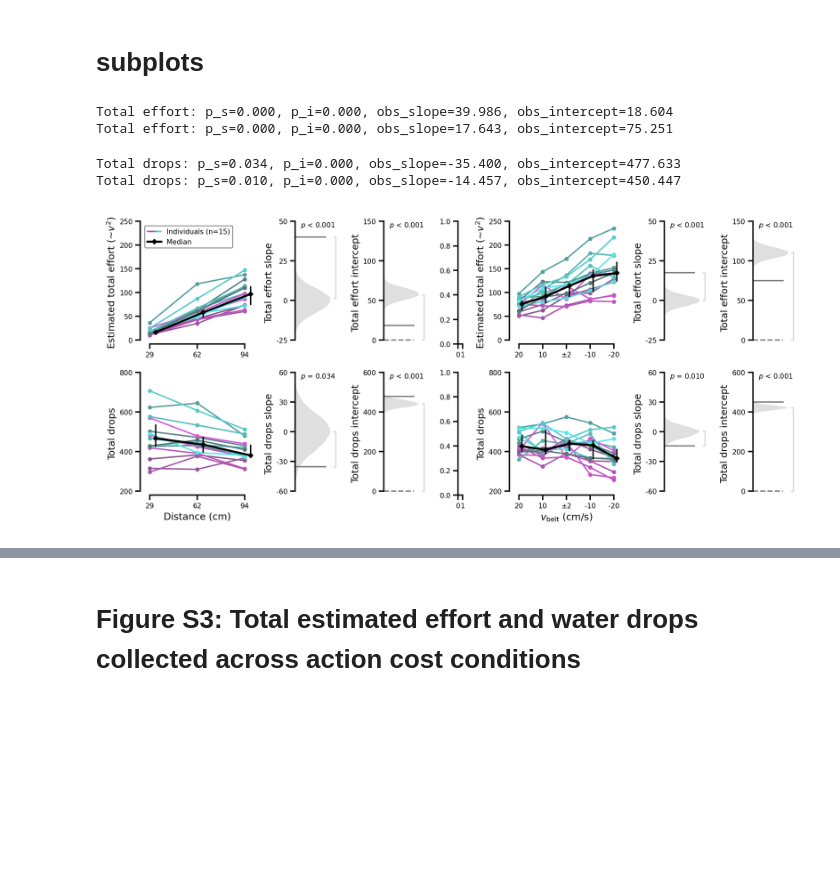
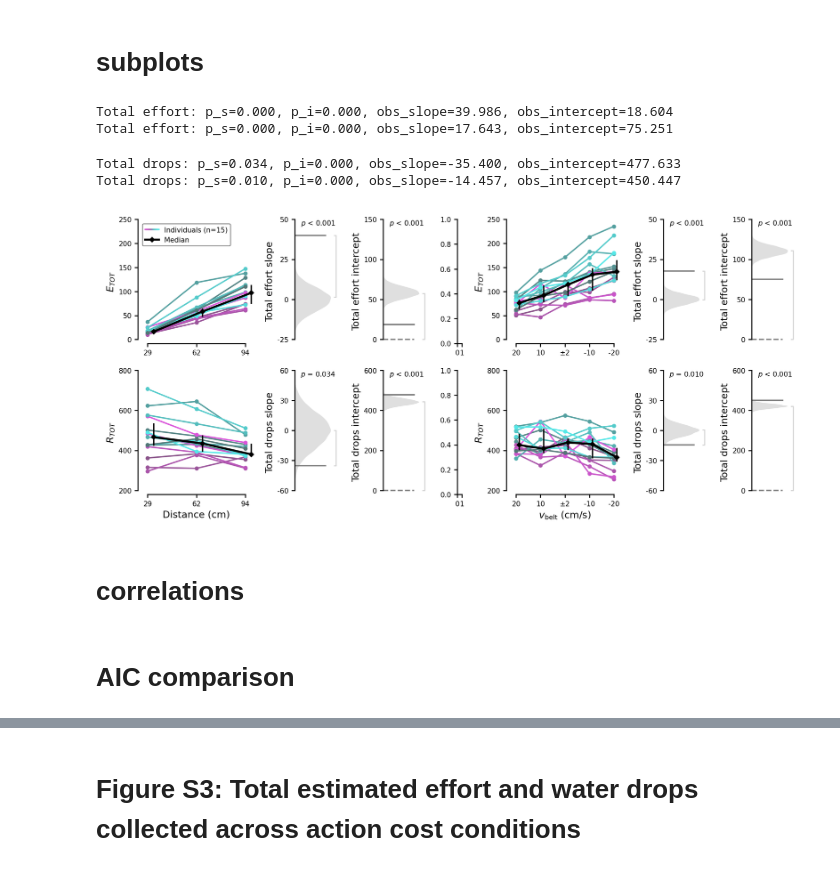
Before and after one commit to HeathenToaster/RunningFastAndSlow, a Jupyter notebook: Figure_S3.ipynb, the cells around one changed output, grey strips where cells are left out. Saved outputs shown, nothing was run; the diff lists cells and outputs as text; code cells hidden in the pictures; blank space fills up the shorter version.

```diff
--- a/Figure_S3.ipynb
+++ b/Figure_S3.ipynb
@@ -185,7 +216,7 @@ def FigureS3A(ax=None, show_xlabel=False):
     ax.set_xticklabels(["29", "62", "94"])
     if show_xlabel:
         ax.set_xlabel("Distance (cm)")
-    ax.set_ylabel('Estimated total effort (~$v^2$)')
+    ax.set_ylabel(r'$E_{TOT}$')
     ax.set_ylim(0, 250)
     ax.set_yticks([0, 50, 100, 150, 200, 250])
 
@@ -218,7 +249,7 @@ def FigureS3B(ax=None, show_xlabel=False):
     if show_xlabel:
         _ = r'$v_{\mathrm{belt}}$'
         ax.set_xlabel(f'{_} (cm/s)')
-    ax.set_ylabel('Estimated total effort (~$v^2$)')
+    ax.set_ylabel(r'$E_{TOT}$')
     ax.set_ylim(0, 250)
     ax.set_yticks([0, 50, 100, 150, 200, 250])
 
@@ -243,7 +274,7 @@ def FigureS3C(ax=None, show_xlabel=False):
     ax.set_xticklabels(["29", "62", "94"])
     if show_xlabel:
         ax.set_xlabel("Distance (cm)")
-    ax.set_ylabel('Total drops')
+    ax.set_ylabel(r'$R_{TOT}$')
     ax.set_ylim(200, 800)
     ax.set_yticks([200, 400, 600, 800])
 
@@ -270,7 +301,7 @@ def FigureS3D(ax=None, show_xlabel=False):
     if show_xlabel:
         _ = r'$v_{\mathrm{belt}}$'
         ax.set_xlabel(f'{_} (cm/s)')
-    ax.set_ylabel('Total drops')
+    ax.set_ylabel(r'$R_{TOT}$')
     ax.set_ylim(200, 800)
     ax.set_yticks([200, 400, 600, 800])
 
@@ -309,31 +340,33 @@ def FigureS3C_stats(ax_slope=None, ax_intercept=None):
     regression_permutation(mediandata, dist_or_tm='dist', varname='Total drops',
                         ax_slope=ax_slope, yticks_slope=[-60, -30, 0, 30, 60],
                         ax_intercept=ax_intercept, y_ticks_intercept=[0, 200, 400, 600])
 
 def FigureS2D_stats(ax_slope=None, ax_intercept=None):
     if ax_slope is None or ax_intercept is None:
         _, (ax_slope, ax_intercept) = plt.subplots(1, 2, figsize=(10, 5))
     conds = ["60", "90", "120", "20", "10", "2", "rev10", "rev20"]
     total_dist_by_animal, total_drops_by_animal, total_effort_by_animal = pickle.load(open("picklejar/totaldist_totaldrops_totaleffort.p", "rb"))
     mediandata = {animal: {cond: np.median(total_drops_by_animal[animal][cond]) for cond in conds} for animal in intact}
     regression_permutation(mediandata, dist_or_tm='tm', varname='Total drops',
                         ax_slope=ax_slope, yticks_slope=[-60, -30, 0, 30, 60],
                         ax_intercept=ax_intercept, y_ticks_intercept=[0, 200, 400, 600])
 
 fig, axs = plt.subplots(2, 7, figsize=(cm2inch(18), cm2inch(8)), gridspec_kw={'width_ratios': [2.5, 1, 1, .1, 2.5, 1, 1]})
 FigureS3A(ax=axs[0, 0])
 FigureS3B(ax=axs[0, 4])
 FigureS3C(ax=axs[1, 0], show_xlabel=True)
 FigureS3D(ax=axs[1, 4], show_xlabel=True)
 
 
 FigureS3A_stats(ax_slope=axs[0, 1], ax_intercept=axs[0, 2])
 FigureS3B_stats(ax_slope=axs[0, 5], ax_intercept=axs[0, 6])
 FigureS3C_stats(ax_slope=axs[1, 1], ax_intercept=axs[1, 2])
 FigureS2D_stats(ax_slope=axs[1, 5], ax_intercept=axs[1, 6])
 # %% [output]
 Total effort: p_s=0.000, p_i=0.000, obs_slope=39.986, obs_intercept=18.604
 Total effort: p_s=0.000, p_i=0.000, obs_slope=17.643, obs_intercept=75.251
 Total drops: p_s=0.034, p_i=0.000, obs_slope=-35.400, obs_intercept=477.633
 Total drops: p_s=0.010, p_i=0.000, obs_slope=-14.457, obs_intercept=450.447
-[figure, old version]
+[figure, new version]
+# %% [markdown]
+# correlations
@@ -339,0 +473,2 @@ Total drops: p_s=0.010, p_i=0.000, obs_slope=-14.457, obs_intercept=450.447
+# %% [markdown]
+# AIC comparison
```
Also changed, not shown: parts of 8 cells of this notebook, 3 other files.
